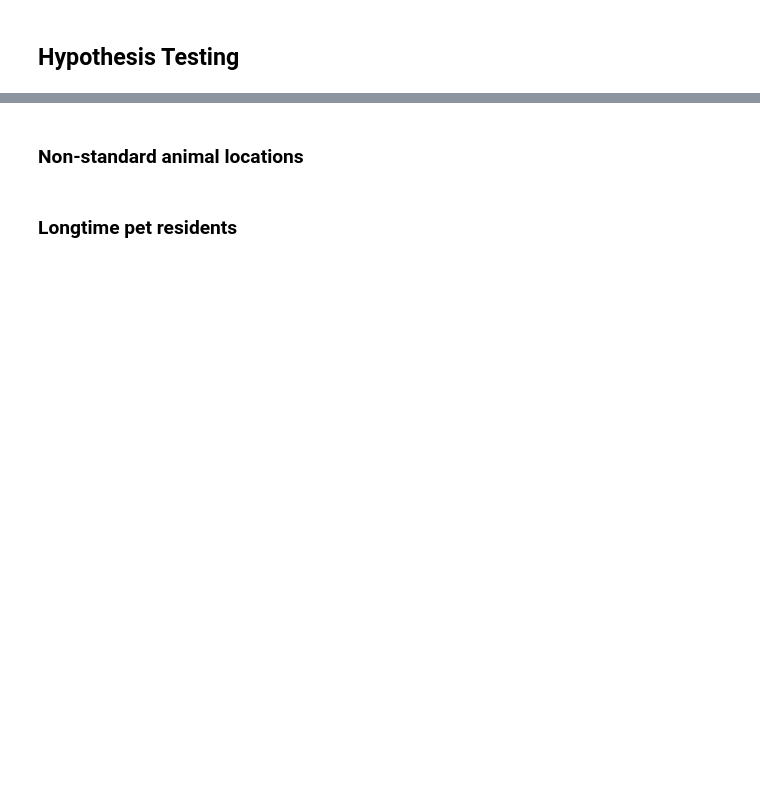
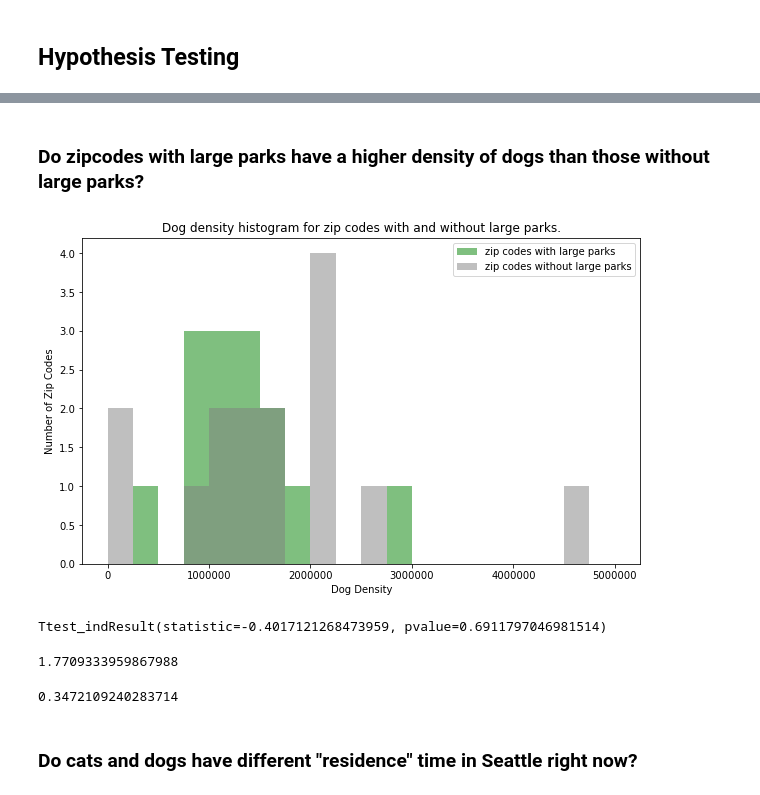
Before and after one commit to allisoncstafford/seattle_pets_blog2, a Jupyter notebook: park_zip_codes.ipynb, the cells around one changed output, grey strips where cells are left out. Saved outputs shown, nothing was run; the diff lists cells and outputs as text; code cells hidden in the pictures; blank space fills up the shorter version.

```diff
--- a/park_zip_codes.ipynb
+++ b/park_zip_codes.ipynb
@@ -158,4 +200,19 @@ no_park_zips_dogs =
-# %% [markdown]
-### Non-standard animal locations
-# %% [markdown]
-### Longtime pet residents
+# %% [markdown]
+### Do zipcodes with large parks have a higher density of dogs than those without large parks?
+# %%
+park_zips_dogs = pets_zips_gdf.loc[pets_zips_gdf['ZIP'].isin(parks_zips)]
+# %%
+no_park_zips_dogs = pets_zips_gdf.loc[pets_zips_gdf['ZIP'].isin(no_parks_zips)]
+# %%
+fig, ax = plt.subplots(figsize=(10,6))
+ax.hist(park_zips_dogs['dog_density'], color='g',
+        bins=20, range=(0, 5000000), alpha=.5, label='zip codes with large parks')
+ax.hist(no_park_zips_dogs['dog_density'], color='gray',
+        bins=20, range=(0, 5000000), alpha=.5, label='zip codes without large parks')
+ax.legend()
+ax.set_xlabel('Dog Density')
+ax.set_ylabel('Number of Zip Codes')
+ax.set_title('Dog density histogram for zip codes with and without large parks.')
+plt.savefig('images/park_zip_hist.png');
+# %% [output]
+[figure, added]
@@ -161,0 +224,19 @@ no_park_zips_dogs =
+# %%
+result = ttest_ind(rand_no_parks_zips, parks_zips, equal_var=False)
+print(result)
+# %% [output]
+Ttest_indResult(statistic=-0.4017121268473959, pvalue=0.6911797046981514)
+# %%
+p = .95 # 1-alpha
+df = 13 # degrees of freedom (n-1)
+critical_t_value = t.ppf(p, df)
+critical_t_value
+# %% [output]
+1.7709333959867988
+# %%
+p_value = t.cdf(result[0], df)
+p_value
+# %% [output]
+0.3472109240283714
+# %% [markdown]
+### Do cats and dogs have different "residence" time in Seattle right now?
```
Also changed, not shown: parts of 44 cells of this notebook, 3 other files.
